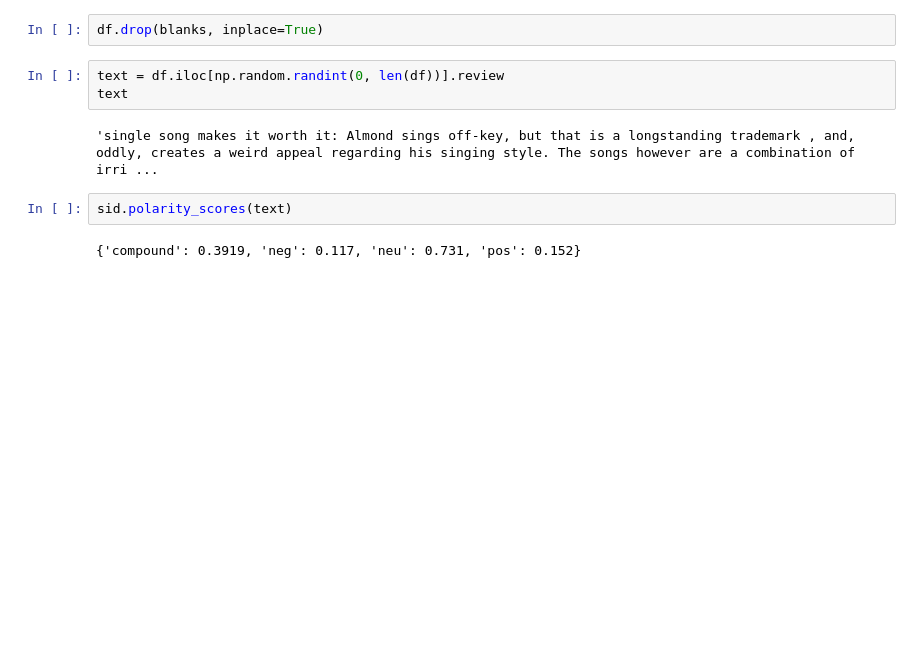
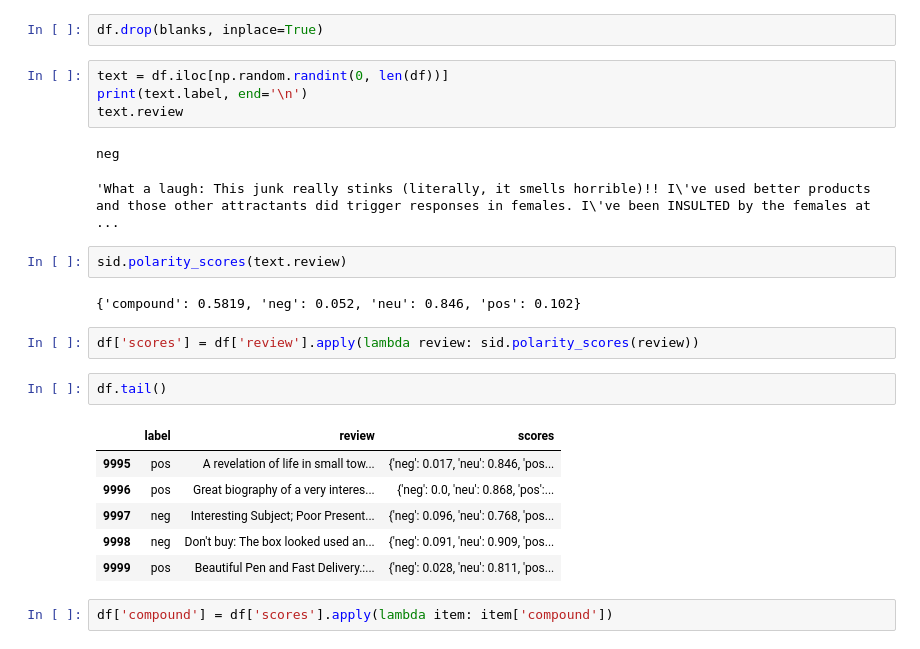
Before and after one commit to mralamdari/NLP-Sentiment-Analysis, a Jupyter notebook: NLP_Semantiment_Analysis.ipynb, the cells around one changed output. Saved outputs shown, nothing was run; the diff lists cells and outputs as text; blank space fills up the shorter version.

```diff
--- a/NLP_Semantiment_Analysis.ipynb
+++ b/NLP_Semantiment_Analysis.ipynb
@@ -326,11 +326,26 @@ blanks = [i for i, y, review in df.itertuples() if type(review)==str and review.
 # %%
 df.drop(blanks, inplace=True)
 # %%
-text = df.iloc[np.random.randint(0, len(df))].review
-text
+text = df.iloc[np.random.randint(0, len(df))]
+print(text.label, end='\n')
+text.review
 # %% [output]
-'single song makes it worth it: Almond sings off-key, but that is a longstanding trademark , and, oddly, creates a weird appeal regarding his singing style. The songs however are a combination of irri ...
+neg
+'What a laugh: This junk really stinks (literally, it smells horrible)!! I\'ve used better products and those other attractants did trigger responses in females. I\'ve been INSULTED by the females at  ...
 # %%
-sid.polarity_scores(text)
+sid.polarity_scores(text.review)
 # %% [output]
-{'compound': 0.3919, 'neg': 0.117, 'neu': 0.731, 'pos': 0.152}
+{'compound': 0.5819, 'neg': 0.052, 'neu': 0.846, 'pos': 0.102}
+# %%
+df['scores'] = df['review'].apply(lambda review: sid.polarity_scores(review))
+# %%
+df.tail()
+# %% [output]
+|  | label | review | scores |
+| 9995 | pos | A revelation of life in small tow... | {'neg': 0.017, 'neu': 0.846, 'pos... |
+| 9996 | pos | Great biography of a very interes... | {'neg': 0.0, 'neu': 0.868, 'pos':... |
+| 9997 | neg | Interesting Subject; Poor Present... | {'neg': 0.096, 'neu': 0.768, 'pos... |
+| 9998 | neg | Don't buy: The box looked used an... | {'neg': 0.091, 'neu': 0.909, 'pos... |
+| 9999 | pos | Beautiful Pen and Fast Delivery.:... | {'neg': 0.028, 'neu': 0.811, 'pos... |
+# %%
+df['compound'] = df['scores'].apply(lambda item: item['compound'])
```
Also changed, not shown: parts of 1 cell of this notebook.
